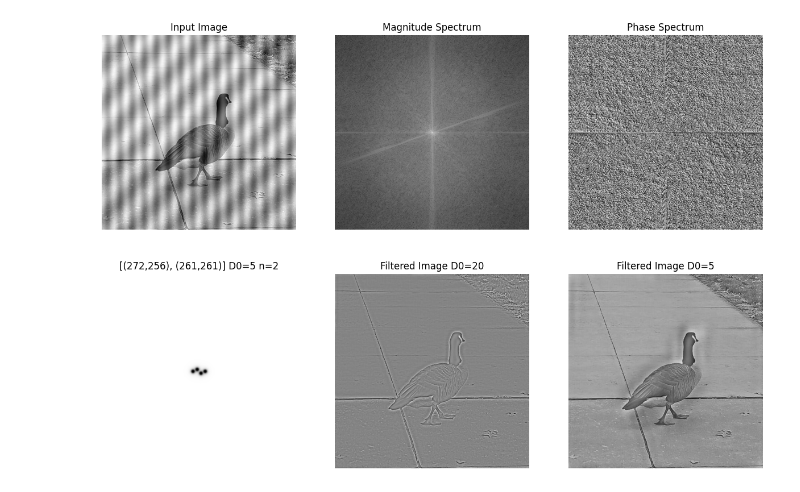
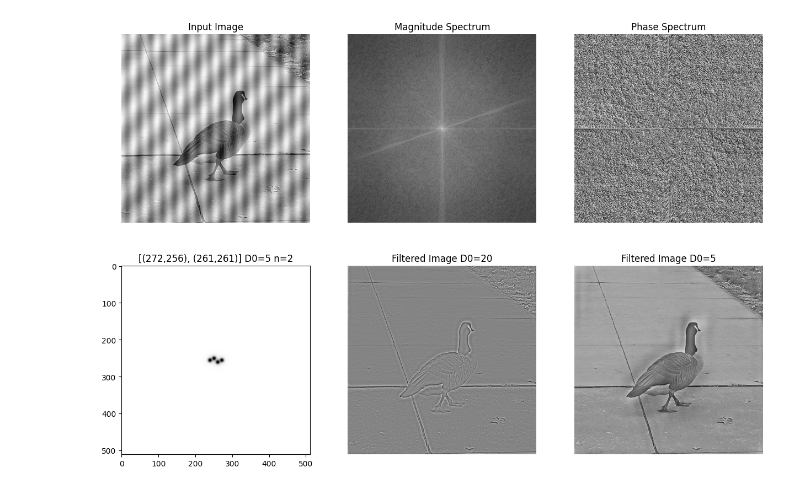
Before and after one commit to Faysal-star/IPCV_Labs, a Jupyter notebook: Lab/Lab_5_Frequency_Domanin_Filtering.ipynb, the cells around one changed output. Cells and saved outputs as stored; diff of their text form; code cells hidden in the pictures.

```diff
--- a/Lab/Lab_5_Frequency_Domanin_Filtering.ipynb
+++ b/Lab/Lab_5_Frequency_Domanin_Filtering.ipynb
@@ -94,22 +114,26 @@ mask_1 = cv2.normalize(mask_1, None,0,255,cv2.NORM_MINMAX,dtype=cv2.CV_8U)
 mask_2 = cv2.normalize(mask_2, None,0,255,cv2.NORM_MINMAX,dtype=cv2.CV_8U)
 # %%
 fig, axs = plt.subplots(2,3, figsize=(15,10))
+
+for ax in axs.flat:
+    ax.axis('off')
+
 axs[0,0].imshow(img_input, cmap='gray')
 axs[0,0].set_title('Input Image')
 axs[0,1].imshow(magnitude_spectrum, cmap='gray')
 axs[0,1].set_title('Magnitude Spectrum')
 axs[0,2].imshow(ang_, cmap='gray')
 axs[0,2].set_title('Phase Spectrum')
 axs[1,0].imshow(mask_2, cmap='gray')
 axs[1,0].set_title('[(272,256), (261,261)] D0=5 n=2')
+axs[1,0].axis('on')
 axs[1,1].imshow(img_back_scaled_1, cmap='gray')
 axs[1,1].set_title('Filtered Image D0=20')
 axs[1,2].imshow(img_back_scaled_2, cmap='gray')
 axs[1,2].set_title('Filtered Image D0=5')
 
-for ax in axs.flat:
-    ax.axis('off')
+
 
 plt.show()
 # %% [output]
-[figure, old version]
+[figure, new version]
```
Also changed, not shown: parts of 8 cells of this notebook.
